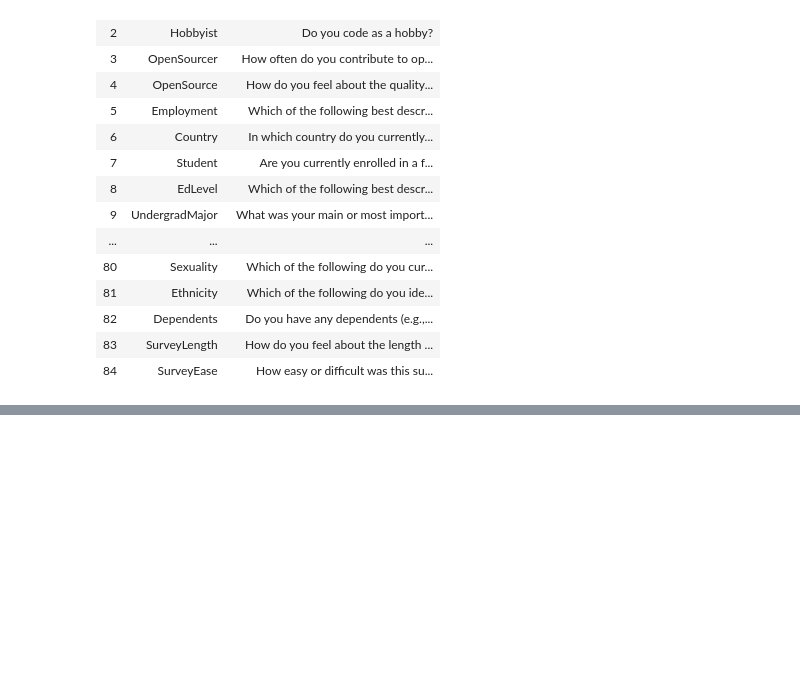
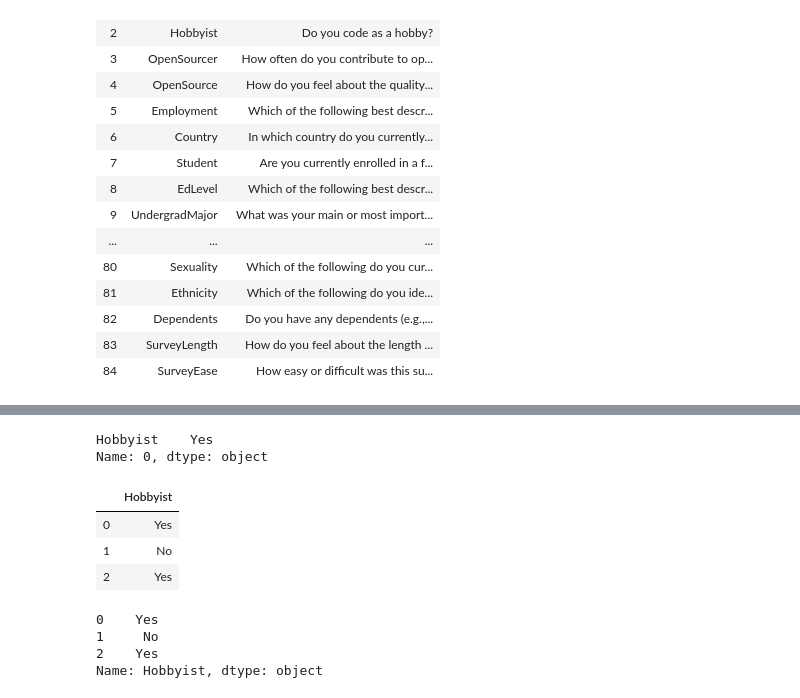
Before and after one commit to JituShinde77/Pandas, a Jupyter notebook: Pandas Demos.ipynb, the cells around one changed output, grey strips where cells are left out. Saved outputs shown, nothing was run; the diff lists cells and outputs as text; code cells hidden in the pictures; blank space fills up the shorter version.

```diff
--- a/Pandas Demos.ipynb
+++ b/Pandas Demos.ipynb
@@ -145,0 +263,21 @@ df.tail(10)
+# %%
+# 0 row and Hobbyist columns
+df.loc[0, ['Hobbyist']]
+# %% [output]
+Hobbyist    Yes
+Name: 0, dtype: object
+# %%
+df.loc[[0, 1, 2], ['Hobbyist']]
+# %% [output]
+|  | Hobbyist |
+| 0 | Yes |
+| 1 | No |
+| 2 | Yes |
+# %%
+# Using slicing
+df.loc[0:2, 'Hobbyist']
+# %% [output]
+0    Yes
+1     No
+2    Yes
+Name: Hobbyist, dtype: object
```
Also changed, not shown: parts of 12 cells of this notebook, 1 other file.
